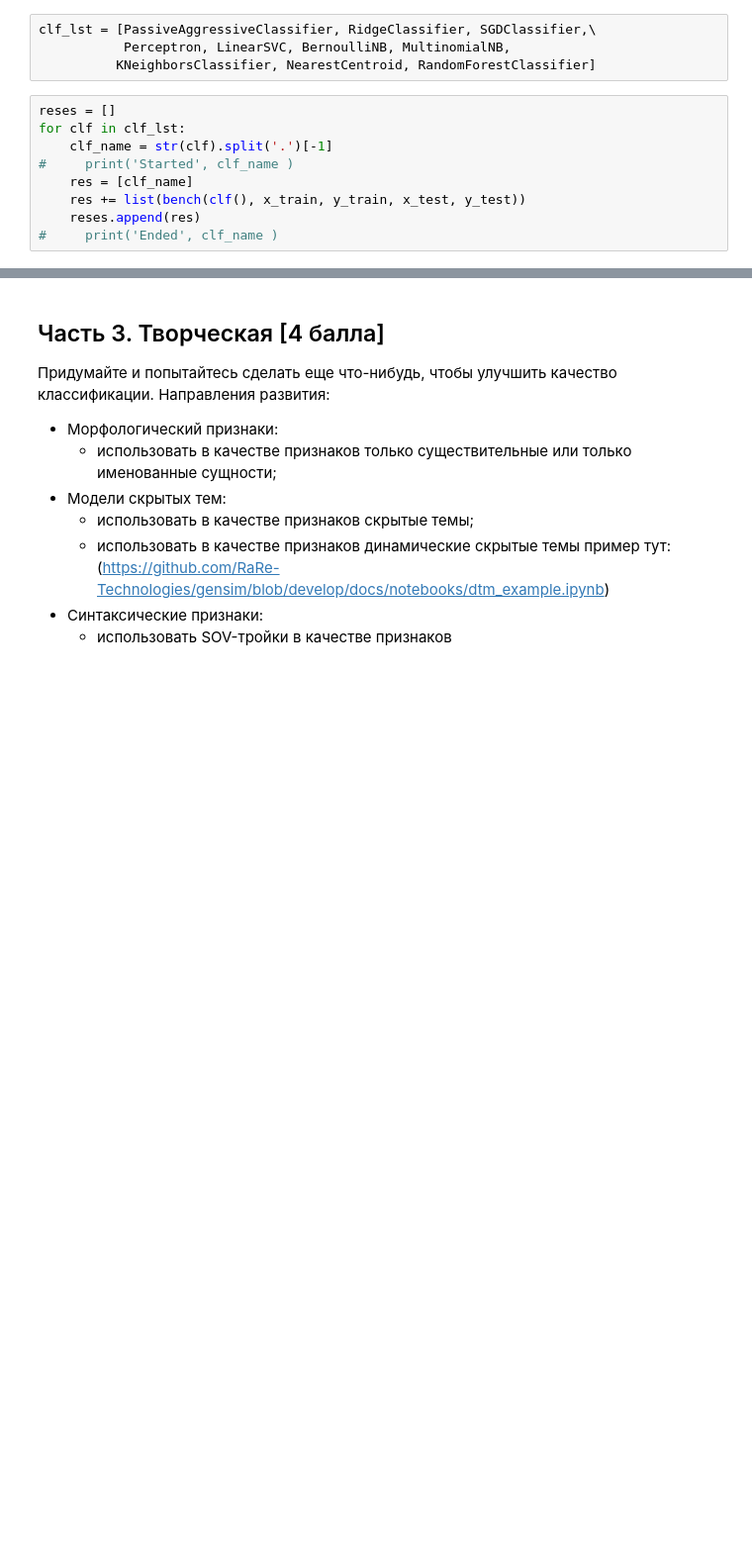
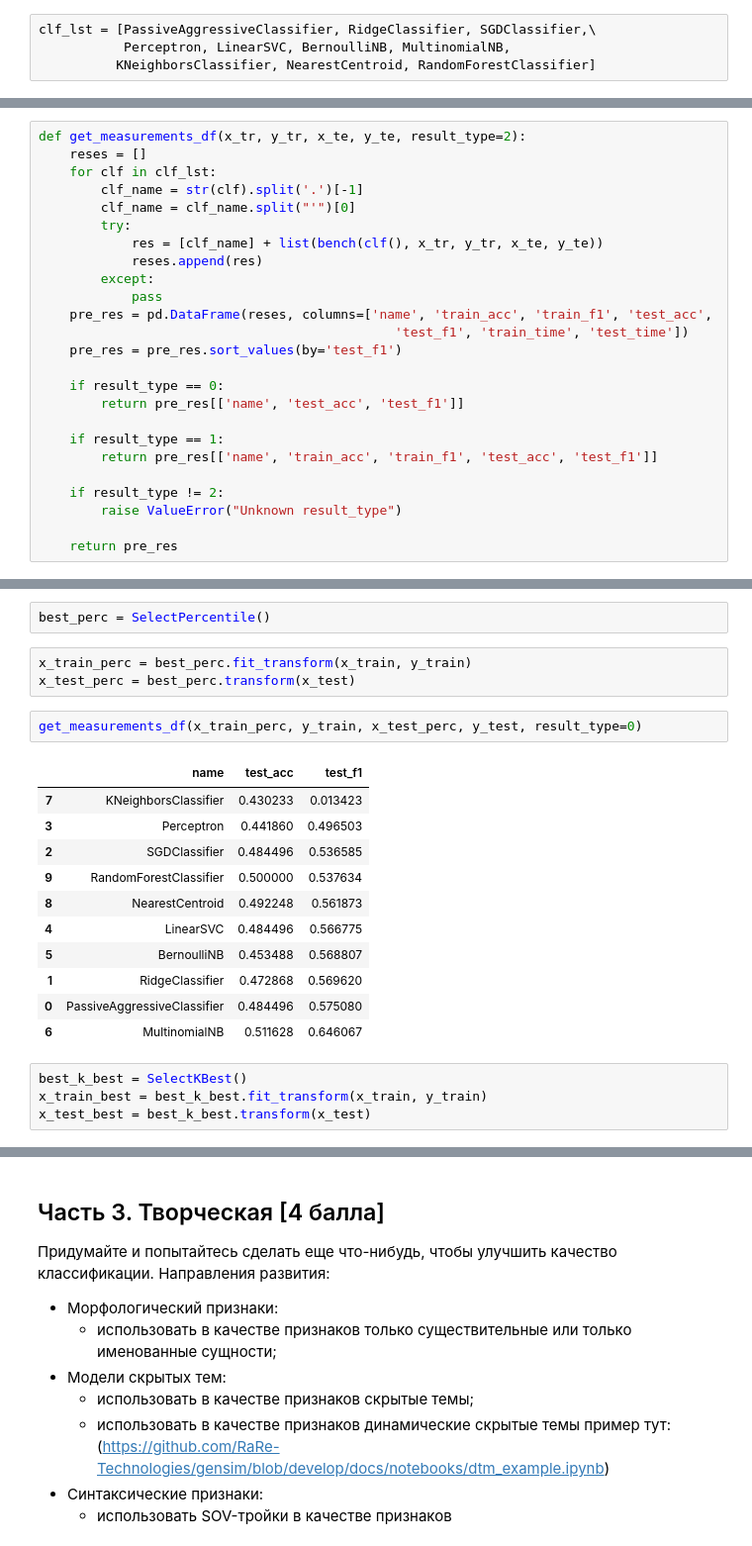
Before and after one commit to Sinopsys/group-hw-ida-2018, a Jupyter notebook: hw_2_prices/HW2-Kupriyanov-Rakhmatullin-Danilin.ipynb, the cells around one changed output, grey strips where cells are left out. Shown at 99% size. Drawn from its saved outputs; the diff is of its cells as text; blank space fills up the shorter version.

```diff
--- a/hw_2_prices/HW2-Kupriyanov-Rakhmatullin-Danilin.ipynb
+++ b/hw_2_prices/HW2-Kupriyanov-Rakhmatullin-Danilin.ipynb
@@ -445,12 +447,3 @@ from sklearn.ensemble import RandomForestClassifier
 clf_lst = [PassiveAggressiveClassifier, RidgeClassifier, SGDClassifier,\
            Perceptron, LinearSVC, BernoulliNB, MultinomialNB,
           KNeighborsClassifier, NearestCentroid, RandomForestClassifier]
-# %%
-reses = []
-for clf in clf_lst:
-    clf_name = str(clf).split('.')[-1]
-#     print('Started', clf_name )
-    res = [clf_name]
-    res += list(bench(clf(), x_train, y_train, x_test, y_test))
-    reses.append(res)
-#     print('Ended', clf_name )
@@ -471,0 +456,25 @@ df_res.sort_values(by='test_f1')
+# %%
+def get_measurements_df(x_tr, y_tr, x_te, y_te, result_type=2):
+    reses = []
+    for clf in clf_lst:
+        clf_name = str(clf).split('.')[-1]
+        clf_name = clf_name.split("'")[0]
+        try:
+            res = [clf_name] + list(bench(clf(), x_tr, y_tr, x_te, y_te))
+            reses.append(res)
+        except:
+            pass
+    pre_res = pd.DataFrame(reses, columns=['name', 'train_acc', 'train_f1', 'test_acc',
+                                              'test_f1', 'train_time', 'test_time'])
+    pre_res = pre_res.sort_values(by='test_f1')
+
+    if result_type == 0:
+        return pre_res[['name', 'test_acc', 'test_f1']]
+
+    if result_type == 1:
+        return pre_res[['name', 'train_acc', 'train_f1', 'test_acc', 'test_f1']]
+
+    if result_type != 2:
+        raise ValueError("Unknown result_type")
+
+    return pre_res
@@ -471,0 +500,23 @@ df_res.sort_values(by='test_f1')
+# %%
+best_perc = SelectPercentile()
+# %%
+x_train_perc = best_perc.fit_transform(x_train, y_train)
+x_test_perc = best_perc.transform(x_test)
+# %%
+get_measurements_df(x_train_perc, y_train, x_test_perc, y_test, result_type=0)
+# %% [output]
+|  | name | test_acc | test_f1 |
+| 7 | KNeighborsClassifier | 0.430233 | 0.013423 |
+| 3 | Perceptron | 0.441860 | 0.496503 |
+| 2 | SGDClassifier | 0.484496 | 0.536585 |
+| 9 | RandomForestClassifier | 0.500000 | 0.537634 |
+| 8 | NearestCentroid | 0.492248 | 0.561873 |
+| 4 | LinearSVC | 0.484496 | 0.566775 |
+| 5 | BernoulliNB | 0.453488 | 0.568807 |
+| 1 | RidgeClassifier | 0.472868 | 0.569620 |
+| 0 | PassiveAggressiveClassifier | 0.484496 | 0.575080 |
+| 6 | MultinomialNB | 0.511628 | 0.646067 |
+# %%
+best_k_best = SelectKBest()
+x_train_best = best_k_best.fit_transform(x_train, y_train)
+x_test_best = best_k_best.transform(x_test)
```
Also changed, not shown: parts of 8 cells of this notebook.
